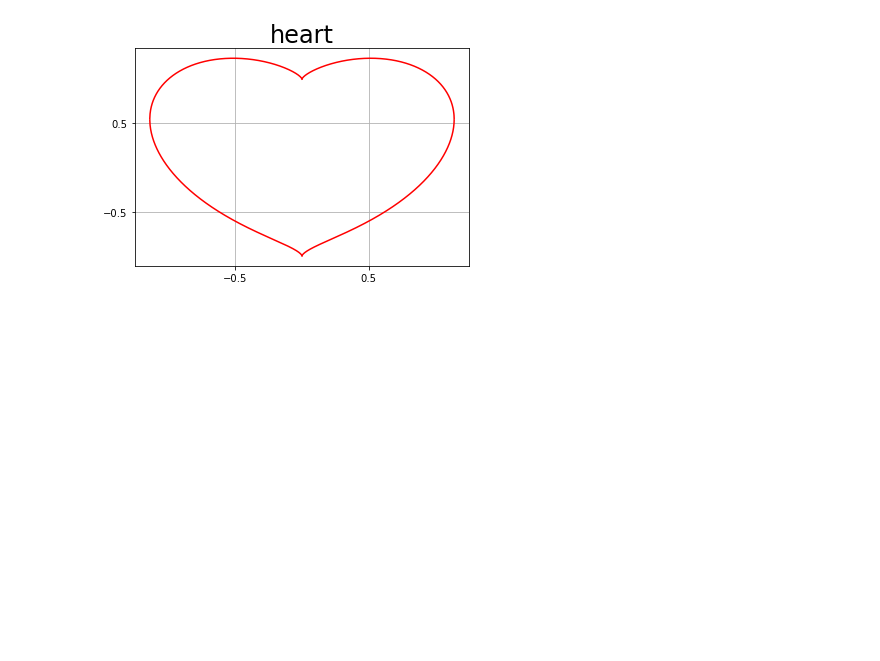
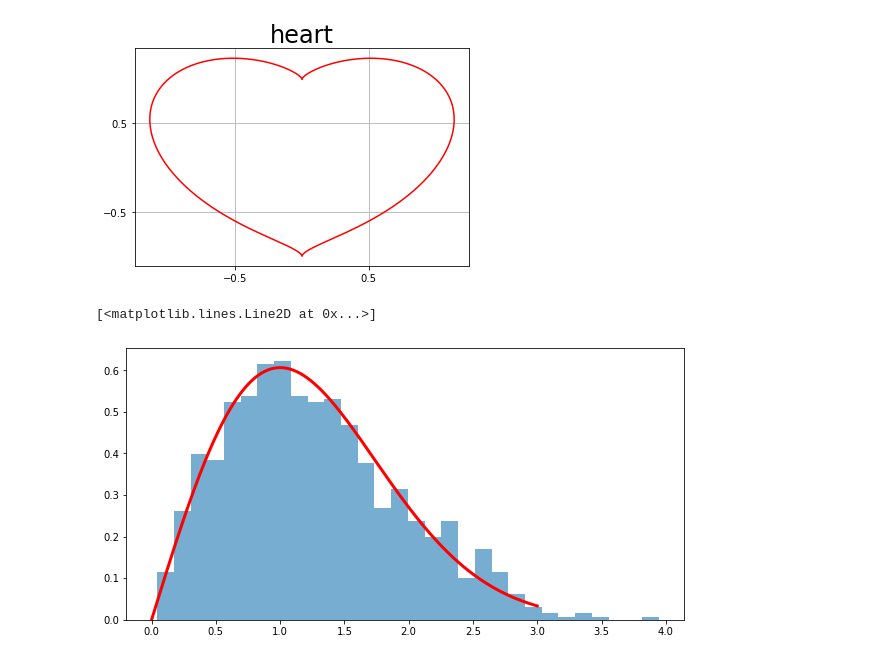
Before and after one commit to Lipetskiy/DE_Sprint, a Jupyter notebook: practicum_3/practicum_3.ipynb, the cells around one changed output. Saved outputs shown, nothing was run; the diff lists cells and outputs as text; code cells hidden in the pictures; blank space fills up the shorter version.

```diff
--- a/practicum_3/practicum_3.ipynb
+++ b/practicum_3/practicum_3.ipynb
@@ -54,3 +54,17 @@ plt.grid()
 plt.show()
 # %% [output]
 [figure]
+# %%
+X = sps.rayleigh
+params = ()
+sample = X.rvs(size = 1000)
+# %%
+grid = np.linspace(0, 3, 1000)
+plt.figure(figsize=(10, 5))
+plt.hist(sample, bins=30, density=True,
+         alpha=0.6, label='Гистограмма выбрки (Распределение Рэлея)')
+plt.plot(grid, X.pdf(grid), color='r', lw=3, label='Плотность случайной величины')
+plt.title(r'Случайная величина ')
+# %% [output]
+[<matplotlib.lines.Line2D at 0x...>]
+[figure, added]
```
Also changed, not shown: parts of 5 cells of this notebook, 1 other file.
